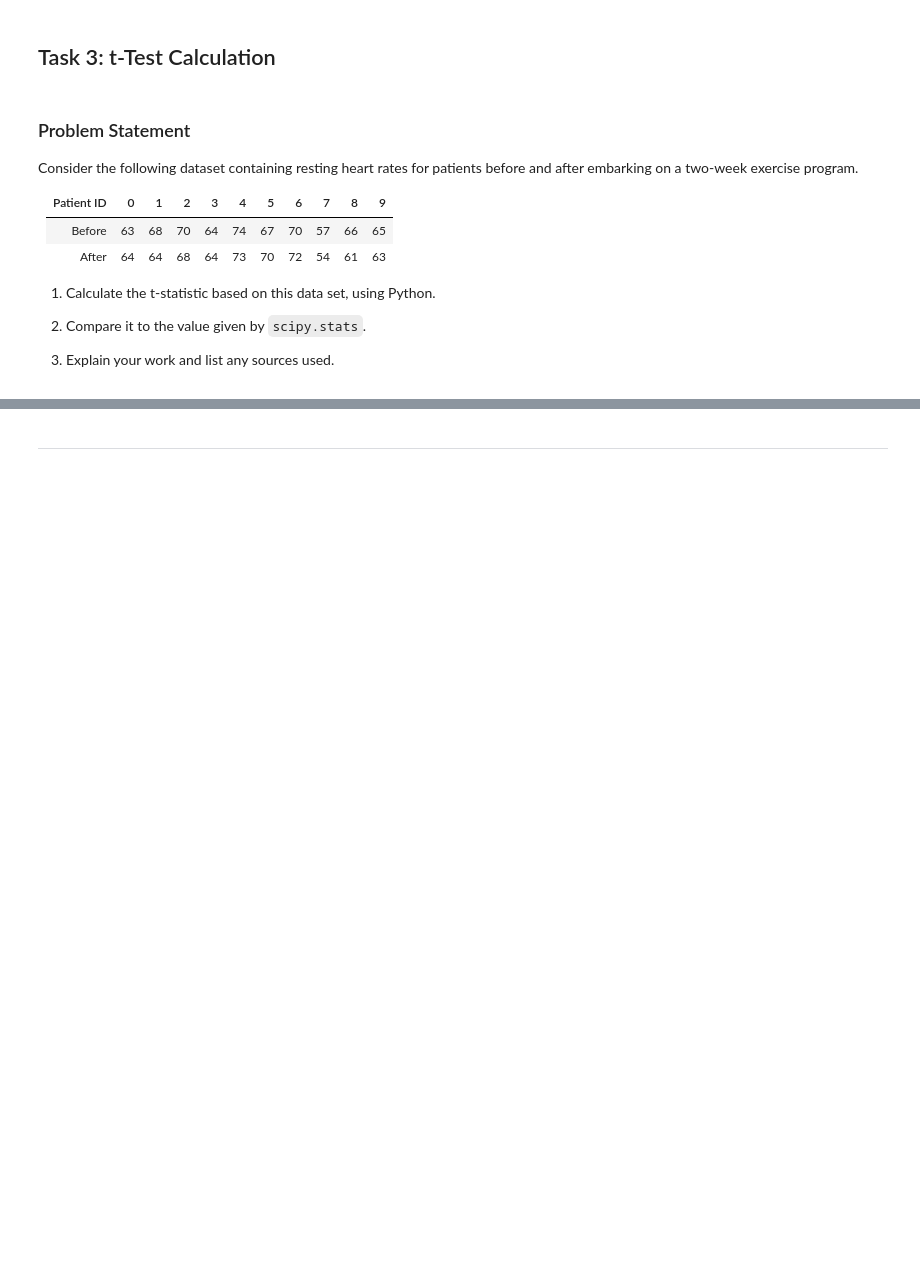
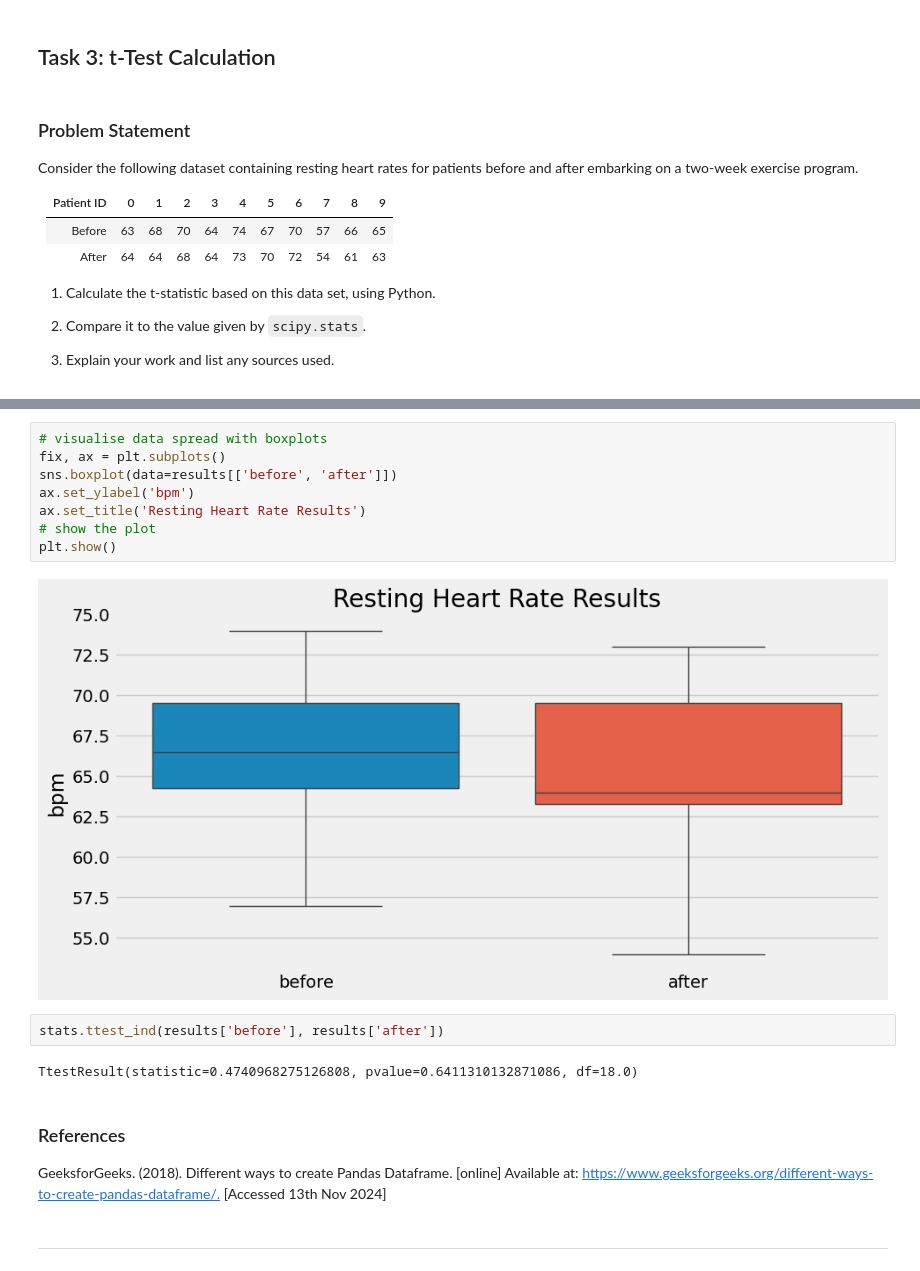
Before and after one commit to humphs078/applied_statistics, a Jupyter notebook: tasks.ipynb, the cells around one changed output, grey strips where cells are left out. Saved outputs shown, nothing was run; the diff lists cells and outputs as text; blank space fills up the shorter version.

```diff
--- a/tasks.ipynb
+++ b/tasks.ipynb
@@ -533,3 +595,21 @@ Consider the following dataset containing resting heart rates for patients befor
+# %%
+# visualise data spread with boxplots
+fix, ax = plt.subplots()
+sns.boxplot(data=results[['before', 'after']])
+ax.set_ylabel('bpm')
+ax.set_title('Resting Heart Rate Results')
+# show the plot
+plt.show()
+# %% [output]
+[figure, added]
+# %%
+stats.ttest_ind(results['before'], results['after'])
+# %% [output]
+TtestResult(statistic=0.4740968275126808, pvalue=0.6411310132871086, df=18.0)
+# %% [markdown]
+### References
+
+GeeksforGeeks. (2018). Different ways to create Pandas Dataframe. [online] Available at: https://www.geeksforgeeks.org/different-ways-to-create-pandas-dataframe/.‌ [Accessed 13th Nov 2024]
 # %% [markdown]
 ---
 # %% [markdown]
```
Also changed, not shown: parts of 9 cells of this notebook.
